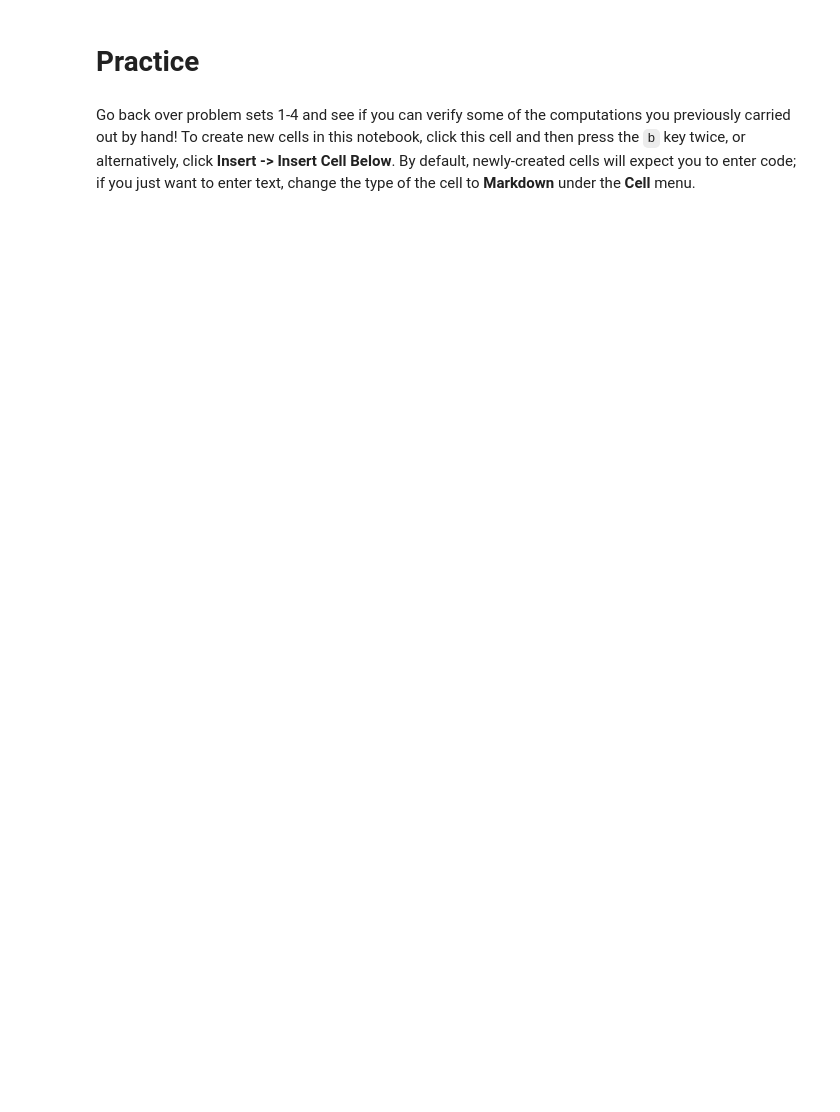
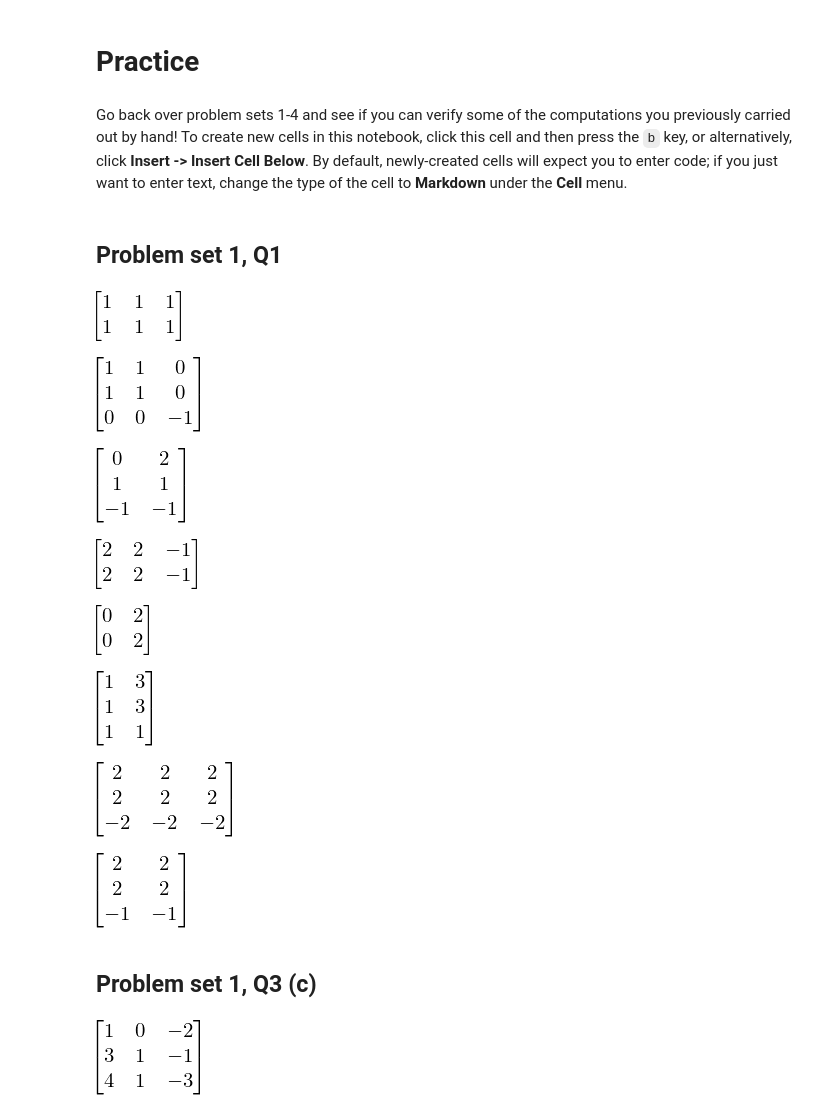
Before and after one commit to richardellard/engineering-maths-2, a Jupyter notebook: 1. Matrices.ipynb, the cells around one changed output. Saved outputs shown, nothing was run; the diff lists cells and outputs as text; code cells hidden in the pictures; blank space fills up the shorter version.

```diff
--- a/1. Matrices.ipynb
+++ b/1. Matrices.ipynb
@@ -76,4 +124,48 @@ D
 # %% [markdown]
 # Practice
 # %% [markdown]
-Go back over problem sets 1-4 and see if you can verify some of the computations you previously carried out by hand! To create new cells in this notebook, click this cell and then press the `b` key twice, or alternatively, click **Insert -> Insert Cell Below**. By default, newly-created cells will expect you to enter code; if you just want to enter text, change the type of the cell to **Markdown** under the **Cell** menu.
+Go back over problem sets 1-4 and see if you can verify some of the computations you previously carried out by hand! To create new cells in this notebook, click this cell and then press the `b` key, or alternatively, click **Insert -> Insert Cell Below**. By default, newly-created cells will expect you to enter code; if you just want to enter text, change the type of the cell to **Markdown** under the **Cell** menu.
+# %% [markdown]
+## Problem set 1, Q1
+# %%
+A = Matrix([[1, 1, 1], [1, 1, 1]])
+A
+# %% [output]
+[figure, added]
+# %%
+B = Matrix([[1, 1, 0], [1, 1, 0], [0, 0, -1]])
+B
+# %% [output]
+[figure, added]
+# %%
+C = Matrix([[0, 2], [1, 1], [-1, -1]])
+C
+# %% [output]
+[figure, added]
+# %%
+A * B
+# %% [output]
+[figure, added]
+# %%
+A * C
+# %% [output]
+[figure, added]
+# %%
+B * C
+# %% [output]
+[figure, added]
+# %%
+C * A
+# %% [output]
+[figure, added]
+# %%
+B * A.T
+# %% [output]
+[figure, added]
+# %% [markdown]
+## Problem set 1, Q3 (c)
+# %%
+A = Matrix([[1, 0, -2], [3, 1, -1], [4, 1, -3]])
+A
+# %% [output]
+[figure, added]
```
Also changed, not shown: parts of 32 cells of this notebook.
